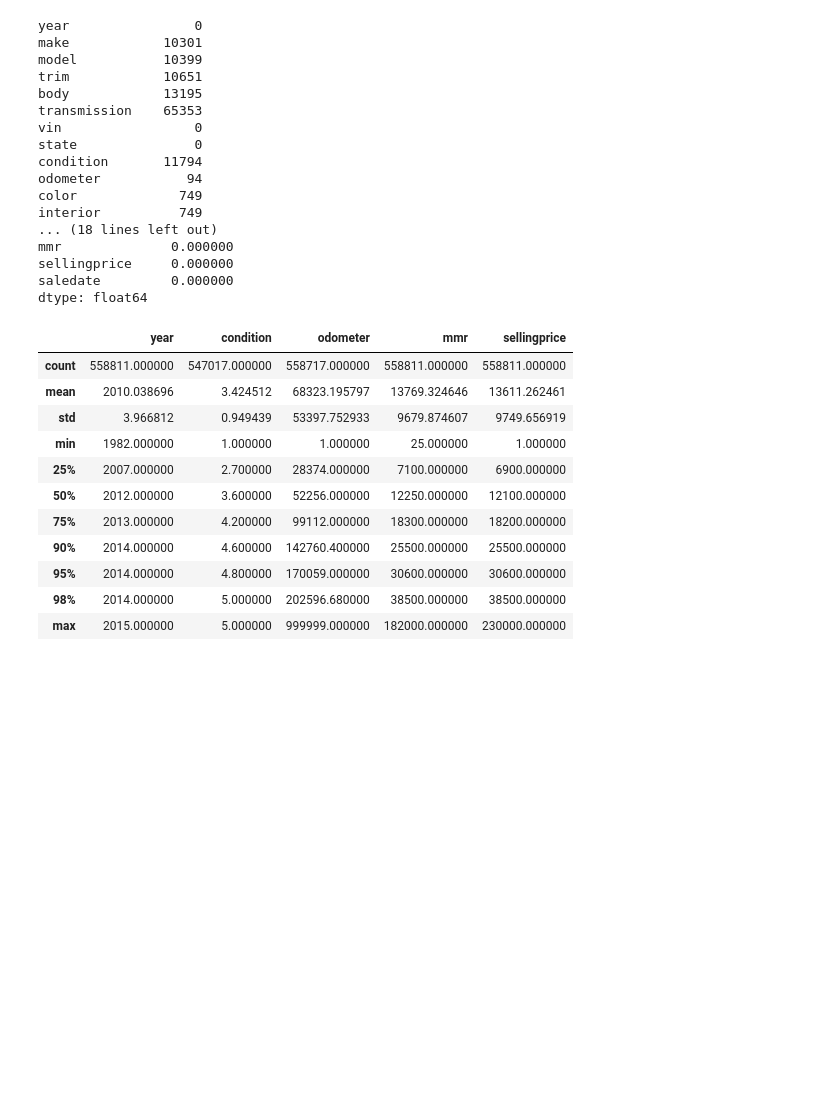
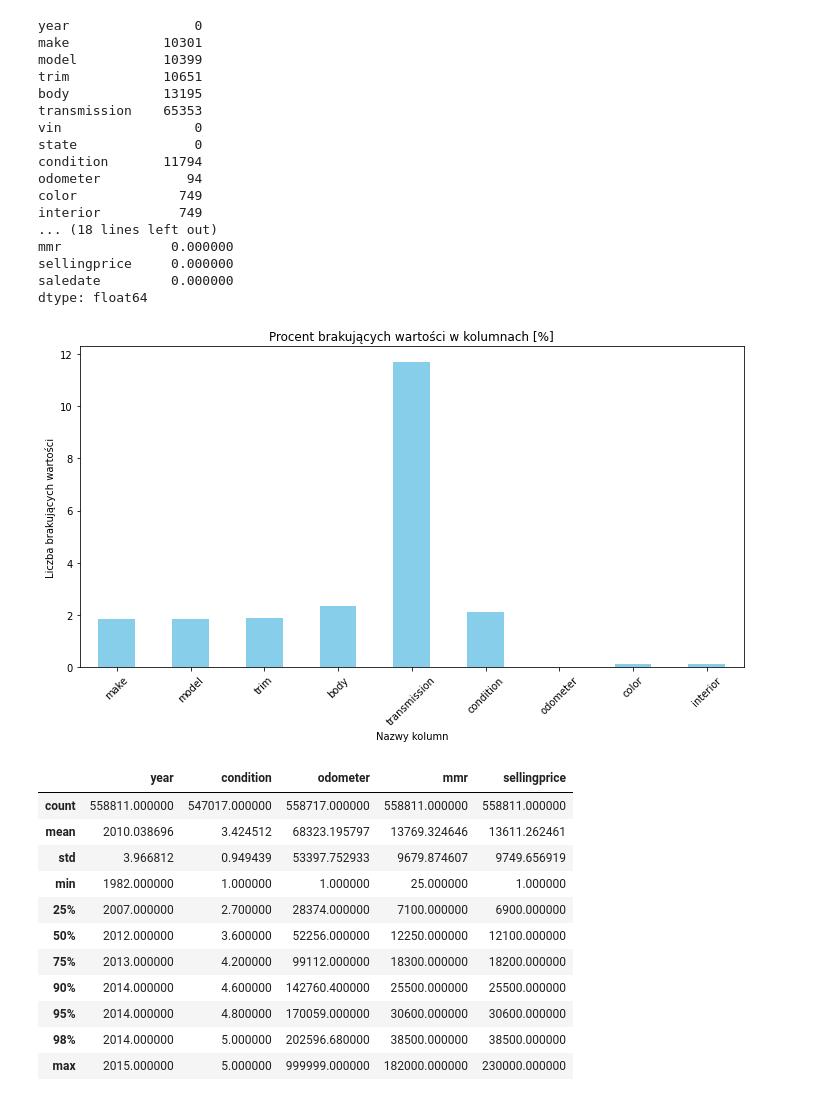
Before and after one commit to RafMat159/MOW_II_Projekt_I, a Jupyter notebook: Used _Car_Auction_Prices_1.ipynb, the cells around one changed output. Cells and saved outputs as stored; diff of their text form; code cells hidden in the pictures; blank space fills up the shorter version.

```diff
--- a/Used _Car_Auction_Prices_1.ipynb
+++ b/Used _Car_Auction_Prices_1.ipynb
@@ -78,6 +78,19 @@ mmr              0.000000
 sellingprice     0.000000
 saledate         0.000000
 dtype: float64
+# %%
+missing_percentage_2 = missing_percentage[missing_percentage > 0]
+plt.figure(figsize=(10, 6))
+missing_percentage_2.plot(kind='bar', color='skyblue')
+plt.title('Procent brakujących wartości w kolumnach [%]')
+plt.xlabel('Nazwy kolumn')
+plt.ylabel('Liczba brakujących wartości')
+plt.xticks(rotation=45)  # Obrót etykiet na osi X
+plt.tight_layout()  # Dostosowuje układ, aby etykiety nie były obcięte
+plt.savefig('brakujace.png', dpi=300, facecolor='white')
+plt.show()
+# %% [output]
+[figure, added]
 # %%
 nums = df.select_dtypes(exclude=['object'])
 nums.describe(percentiles=(.25, .75, .90, .95, .98))
```
Also changed, not shown: parts of 18 cells of this notebook, 2 other files.
